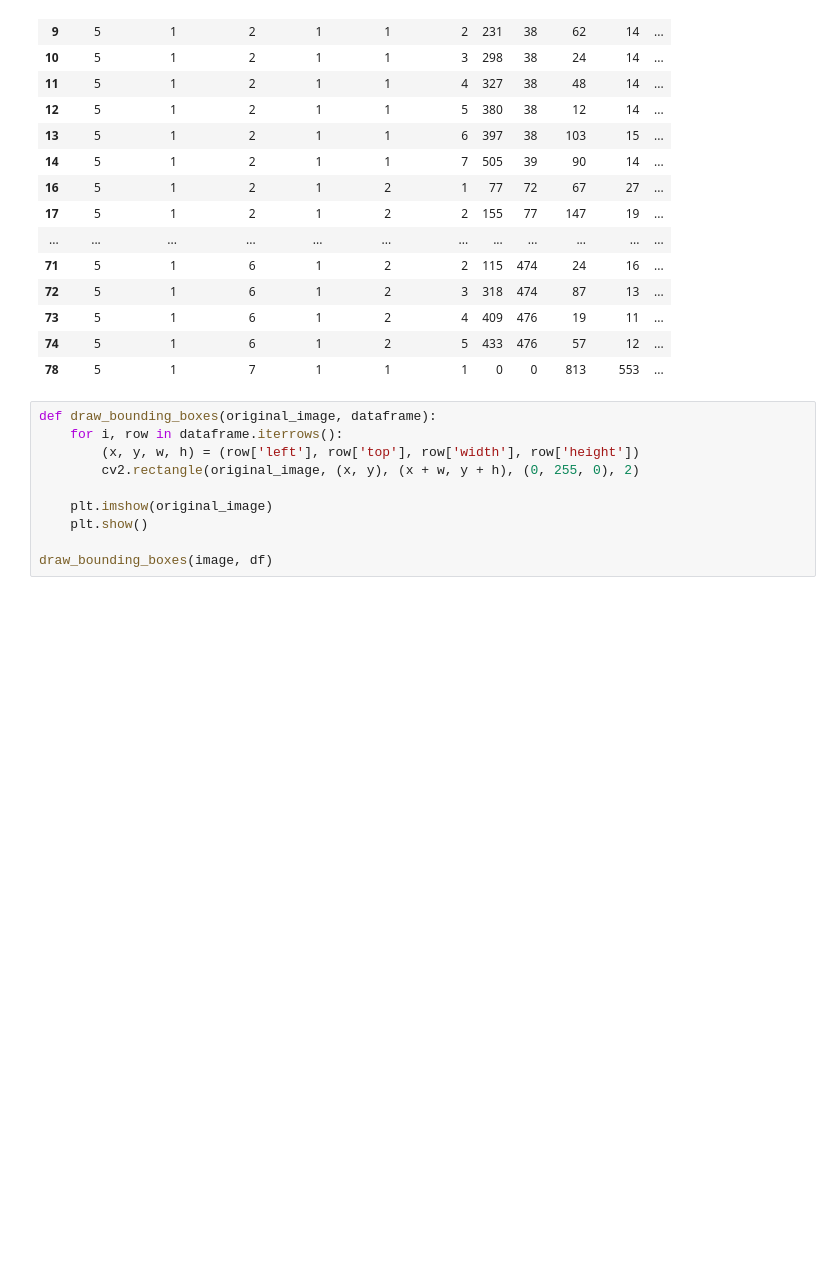
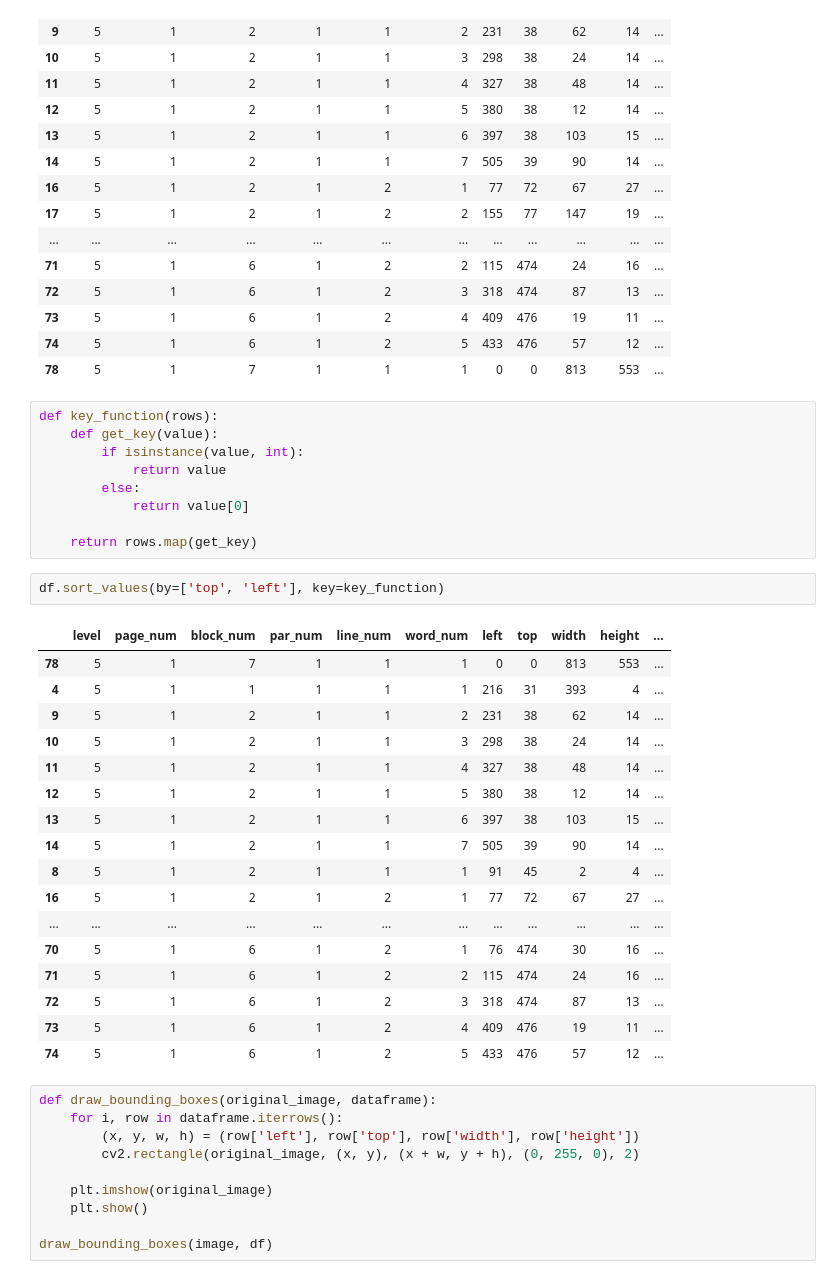
Before and after one commit to GregorioFornetti/extrator-info-rg, a Jupyter notebook: src/notebooks/testando_tesseract.ipynb, the cells around one changed output. Saved outputs shown, nothing was run; the diff lists cells and outputs as text; blank space fills up the shorter version.

```diff
--- a/src/notebooks/testando_tesseract.ipynb
+++ b/src/notebooks/testando_tesseract.ipynb
@@ -112,6 +112,35 @@ df[df['conf'] != -1]
 | 73 | 5 | 1 | 6 | 1 | 2 | 4 | 409 | 476 | 19 | 11 | ... |
 | 74 | 5 | 1 | 6 | 1 | 2 | 5 | 433 | 476 | 57 | 12 | ... |
 | 78 | 5 | 1 | 7 | 1 | 1 | 1 | 0 | 0 | 813 | 553 | ... |
+# %%
+def key_function(rows):
+    def get_key(value):
+        if isinstance(value, int):
+            return value
+        else:
+            return value[0]
+
+    return rows.map(get_key)
+# %%
+df.sort_values(by=['top', 'left'], key=key_function)
+# %% [output]
+|  | level | page_num | block_num | par_num | line_num | word_num | left | top | width | height | ... |
+| 78 | 5 | 1 | 7 | 1 | 1 | 1 | 0 | 0 | 813 | 553 | ... |
+| 4 | 5 | 1 | 1 | 1 | 1 | 1 | 216 | 31 | 393 | 4 | ... |
+| 9 | 5 | 1 | 2 | 1 | 1 | 2 | 231 | 38 | 62 | 14 | ... |
+| 10 | 5 | 1 | 2 | 1 | 1 | 3 | 298 | 38 | 24 | 14 | ... |
+| 11 | 5 | 1 | 2 | 1 | 1 | 4 | 327 | 38 | 48 | 14 | ... |
+| 12 | 5 | 1 | 2 | 1 | 1 | 5 | 380 | 38 | 12 | 14 | ... |
+| 13 | 5 | 1 | 2 | 1 | 1 | 6 | 397 | 38 | 103 | 15 | ... |
+| 14 | 5 | 1 | 2 | 1 | 1 | 7 | 505 | 39 | 90 | 14 | ... |
+| 8 | 5 | 1 | 2 | 1 | 1 | 1 | 91 | 45 | 2 | 4 | ... |
+| 16 | 5 | 1 | 2 | 1 | 2 | 1 | 77 | 72 | 67 | 27 | ... |
+| ... | ... | ... | ... | ... | ... | ... | ... | ... | ... | ... | ... |
+| 70 | 5 | 1 | 6 | 1 | 2 | 1 | 76 | 474 | 30 | 16 | ... |
+| 71 | 5 | 1 | 6 | 1 | 2 | 2 | 115 | 474 | 24 | 16 | ... |
+| 72 | 5 | 1 | 6 | 1 | 2 | 3 | 318 | 474 | 87 | 13 | ... |
+| 73 | 5 | 1 | 6 | 1 | 2 | 4 | 409 | 476 | 19 | 11 | ... |
+| 74 | 5 | 1 | 6 | 1 | 2 | 5 | 433 | 476 | 57 | 12 | ... |
 # %%
 def draw_bounding_boxes(original_image, dataframe):
     for i, row in dataframe.iterrows():
```
Also changed, not shown: parts of 3 cells of this notebook, 1 other file.
